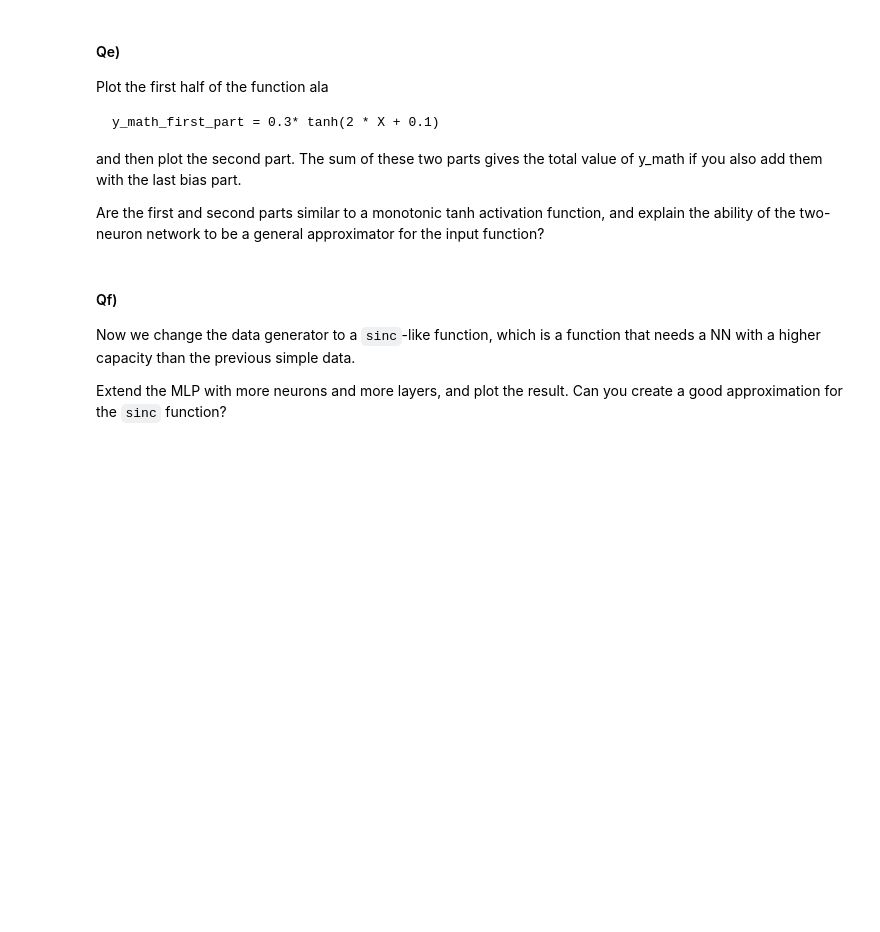
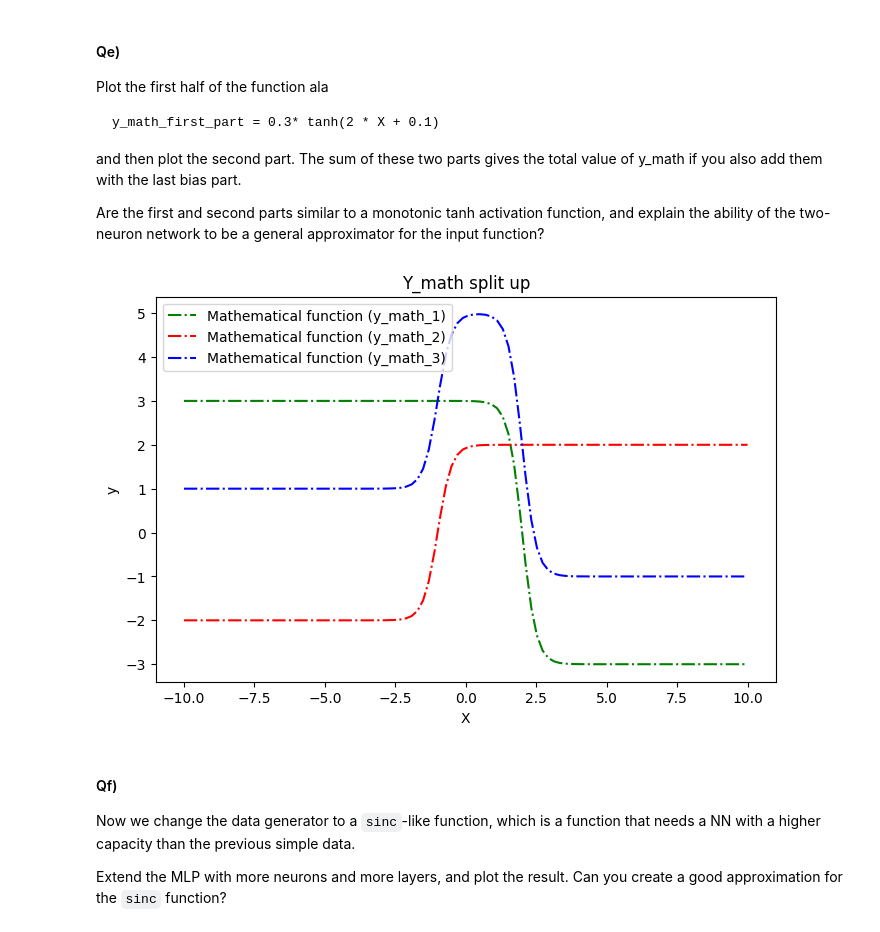
Before and after one commit to JonasGjorupEriksen/SWMAL_Group1, a Jupyter notebook: L06/ann.ipynb, the cells around one changed output. Saved outputs shown, nothing was run; the diff lists cells and outputs as text; code cells hidden in the pictures; blank space fills up the shorter version.

```diff
--- a/L06/ann.ipynb
+++ b/L06/ann.ipynb
@@ -129,3 +199,34 @@ Are the first and second parts similar to a monotonic tanh activation function,
+# %%
+# TODO: plot the first and second half of the formula..
+
+
+def y_math_1(x):
+    return w_5*np.tanh(w_1*x + b_1)
+
+def y_math_2(x):
+    return w_6*np.tanh(w_2*x + b_2) + b_3
+
+def y_math_3(x):
+    return y_math_2(x) + y_math_1(x)
+
+y_math_values_1 = np.array([y_math_1(x) for x in X]).flatten()
+y_math_values_2 = np.array([y_math_2(x) for x in X]).flatten()
+y_math_values_3 = np.array([y_math_3(x) for x in X]).flatten()
+
+# Plot
+plt.figure(figsize=(8,5))
+plt.plot(X, y_math_values_1, "g-.", label="Mathematical function (y_math_1)")
+plt.plot(X, y_math_values_2, "r-.", label="Mathematical function (y_math_2)")
+plt.plot(X, y_math_values_3, "b-.", label="Mathematical function (y_math_3)")
+
+
+plt.legend()
+plt.xlabel("X")
+plt.ylabel("y")
+plt.title("Y_math split up")
+plt.show()
+# %% [output]
+[figure, added]
 # %% [markdown]
 #### Qf)
 
```
Also changed, not shown: parts of 8 cells of this notebook.
